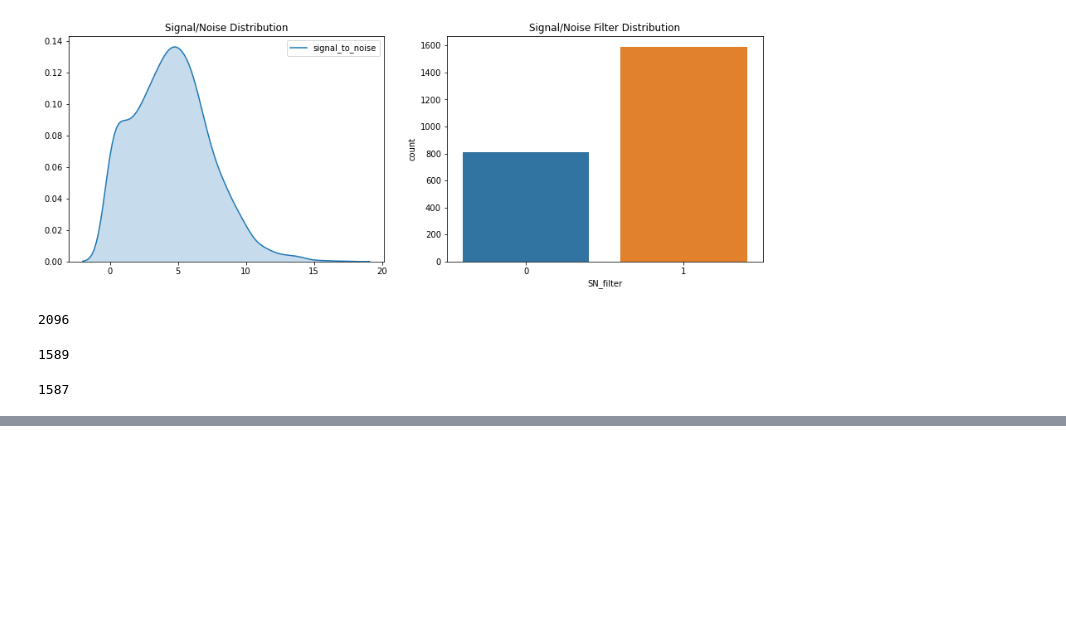
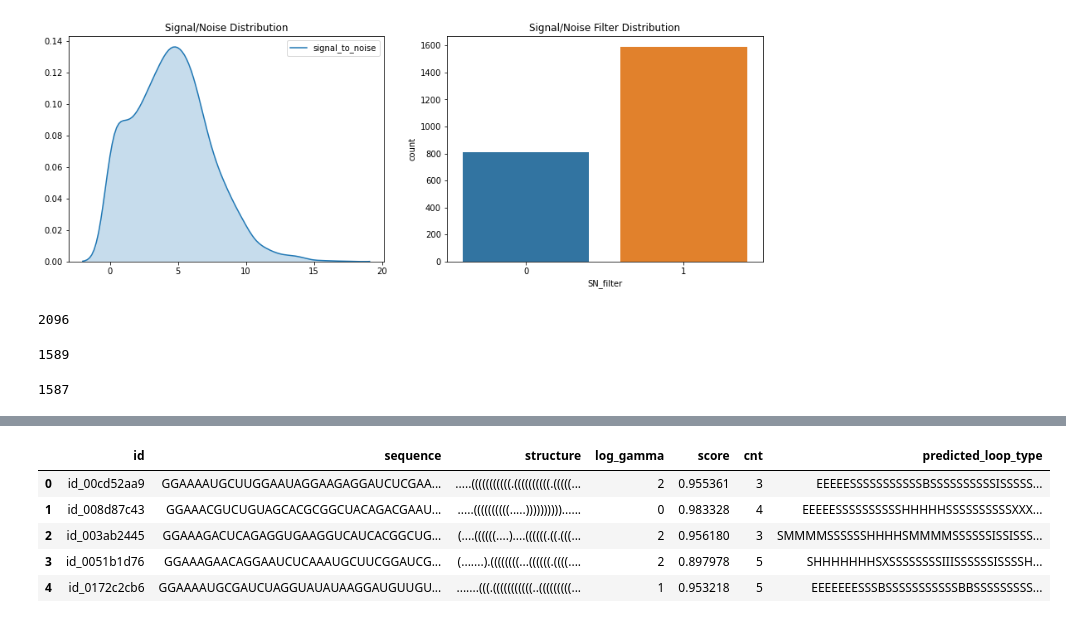
Before and after one commit to takahirokiyasi/Kaggle, a Jupyter notebook: work/covid-mRNA/first.ipynb, the cells around one changed output, grey strips where cells are left out. Cells and saved outputs as stored; diff of their text form; code cells hidden in the pictures; blank space fills up the shorter version.

```diff
--- a/work/covid-mRNA/first.ipynb
+++ b/work/covid-mRNA/first.ipynb
@@ -133,0 +206,10 @@ FileNotFoundError: [Errno 2] No such file or directory: '../input/stanford-covid
+# %%
+aug_df = pd.read_csv('./input/aug_data.csv')
+aug_df.head()
+# %% [output]
+|  | id | sequence | structure | log_gamma | score | cnt | predicted_loop_type |
+| 0 | id_00cd52aa9 | GGAAAAUGCUUGGAAUAGGAAGAGGAUCUCGAA... | .....(((((((((((.((((((((((.(((((... | 2 | 0.955361 | 3 | EEEEESSSSSSSSSSSBSSSSSSSSSSISSSSS... |
+| 1 | id_008d87c43 | GGAAACGUCUGUAGCACGCGGCUACAGACGAAU... | .....((((((((((.....))))))))))...... | 0 | 0.983328 | 4 | EEEEESSSSSSSSSSHHHHHSSSSSSSSSSXXX... |
+| 2 | id_003ab2445 | GGAAAGACUCAGAGGUGAAGGUCAUCACGGCUG... | (....((((((....)....((((((.((.(((... | 2 | 0.956180 | 3 | SMMMMSSSSSSHHHHSMMMMSSSSSSISSISSS... |
+| 3 | id_0051b1d76 | GGAAAGAACAGGAAUCUCAAAUGCUUCGGAUCG... | (.......).((((((((...((((((.((((.... | 2 | 0.897978 | 5 | SHHHHHHHSXSSSSSSSSIIISSSSSSISSSSH... |
+| 4 | id_0172c2cb6 | GGAAAAUGCGAUCUAGGUAUAUAAGGAUGUUGU... | .......(((.(((((((((((..(((((((((... | 1 | 0.953218 | 5 | EEEEEEESSSBSSSSSSSSSSSBBSSSSSSSSS... |
```
Also changed, not shown: parts of 7 cells of this notebook, 1 other file.
